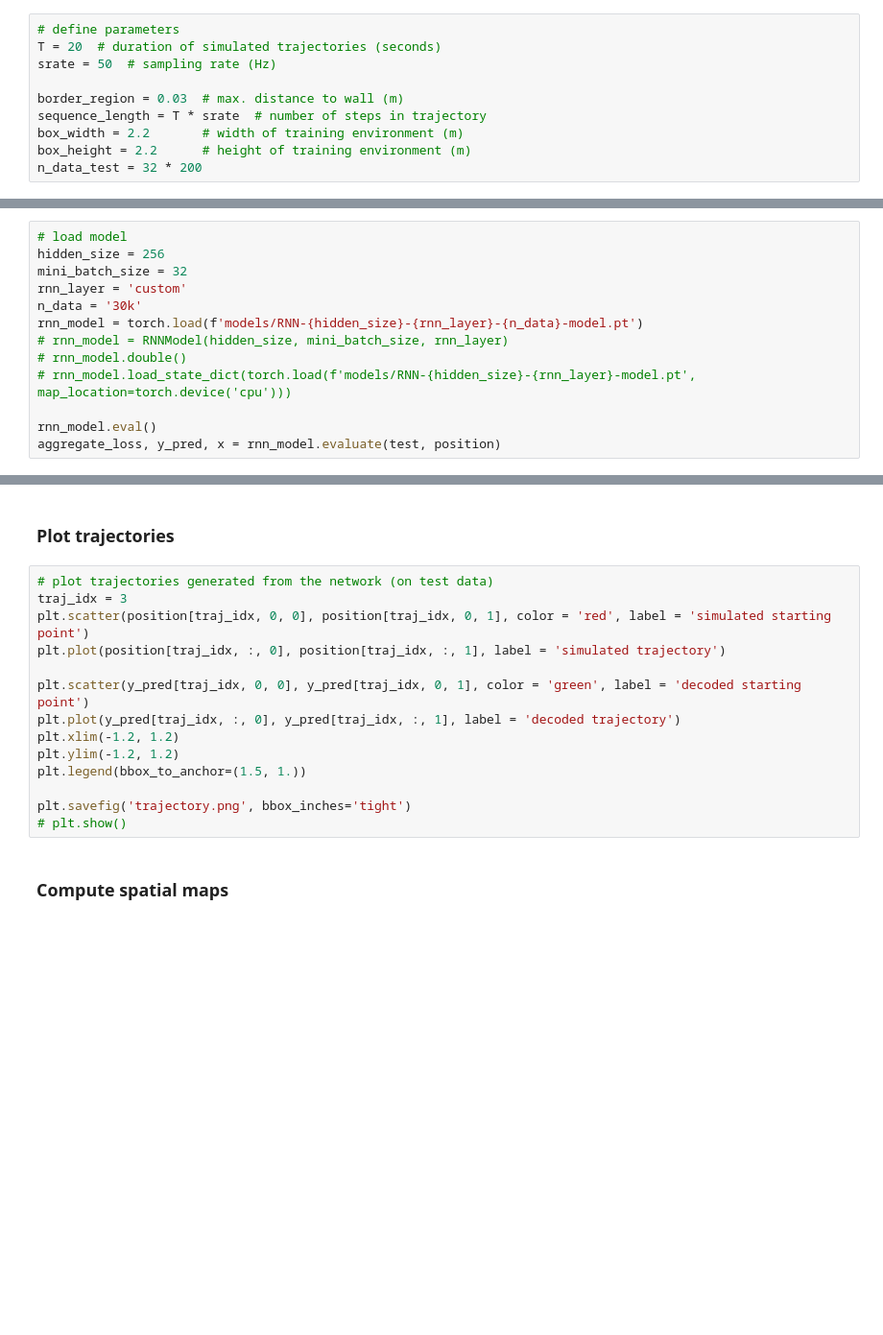
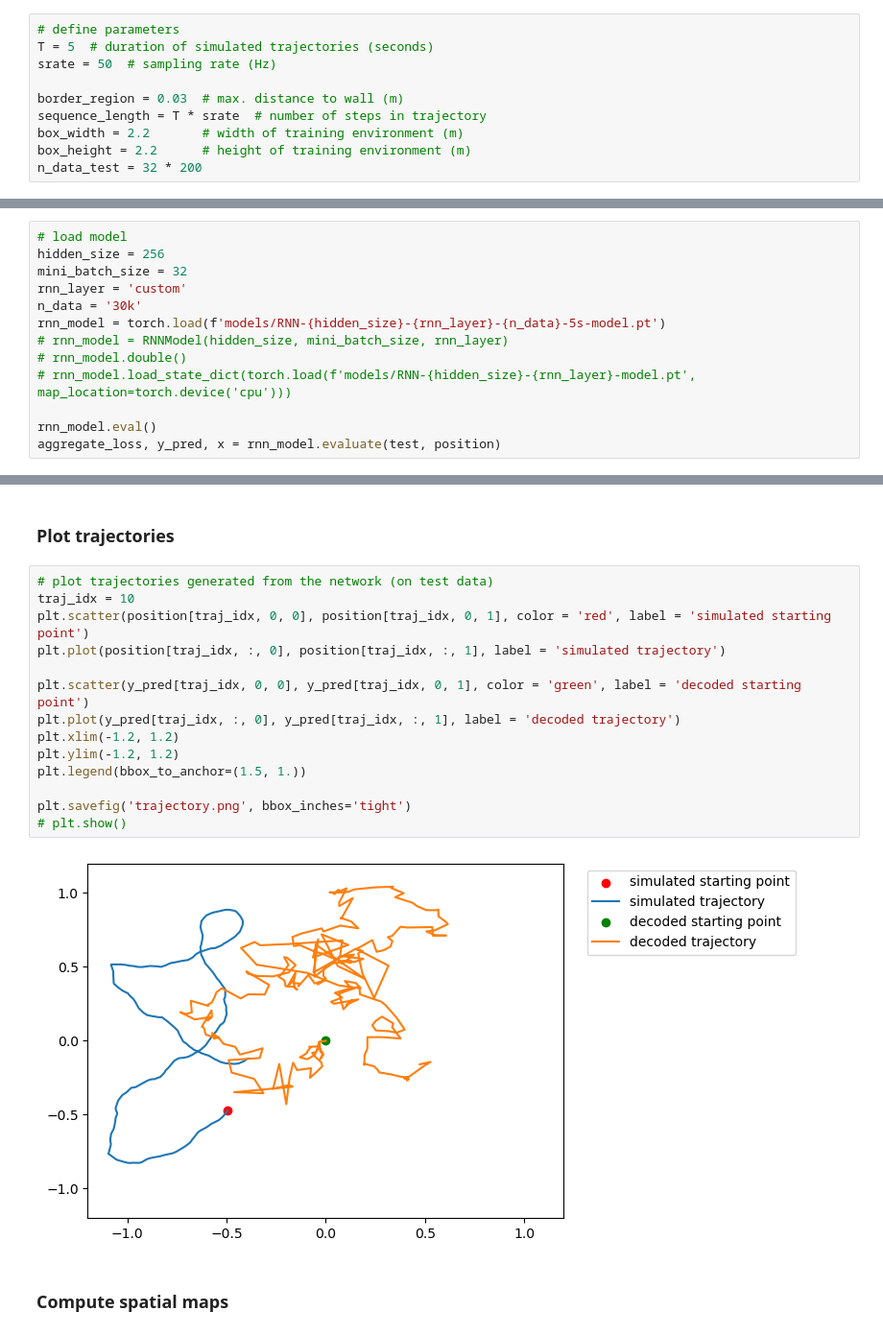
Before and after one commit to nguyen-td/activation-patterns, a Jupyter notebook: load_network.ipynb, the cells around one changed output, grey strips where cells are left out. Shown: that part at 96% size. Drawn from its saved outputs; the diff is of its cells as text; blank space fills up the shorter version.

```diff
--- a/load_network.ipynb
+++ b/load_network.ipynb
@@ -15,7 +15,7 @@ from utils.create_ratemaps import create_ratemaps
 ### Generate test data
 # %%
 # define parameters
-T = 20  # duration of simulated trajectories (seconds)
+T = 5  # duration of simulated trajectories (seconds)
 srate = 50  # sampling rate (Hz)
 
 border_region = 0.03  # max. distance to wall (m)
@@ -36,7 +36,7 @@ hidden_size = 256
 mini_batch_size = 32
 rnn_layer = 'custom'
 n_data = '30k'
-rnn_model = torch.load(f'models/RNN-{hidden_size}-{rnn_layer}-{n_data}-model.pt')
+rnn_model = torch.load(f'models/RNN-{hidden_size}-{rnn_layer}-{n_data}-5s-model.pt')
 # rnn_model = RNNModel(hidden_size, mini_batch_size, rnn_layer)
 # rnn_model.double()
 # rnn_model.load_state_dict(torch.load(f'models/RNN-{hidden_size}-{rnn_layer}-model.pt', map_location=torch.device('cpu')))
@@ -52,18 +52,20 @@ Aggregated loss: 0.08495488303766857  189.292 seconds for this run
 ### Plot trajectories
 # %%
 # plot trajectories generated from the network (on test data)
-traj_idx = 3
+traj_idx = 10
 plt.scatter(position[traj_idx, 0, 0], position[traj_idx, 0, 1], color = 'red', label = 'simulated starting point')
 plt.plot(position[traj_idx, :, 0], position[traj_idx, :, 1], label = 'simulated trajectory')
 
 plt.scatter(y_pred[traj_idx, 0, 0], y_pred[traj_idx, 0, 1], color = 'green', label = 'decoded starting point')
 plt.plot(y_pred[traj_idx, :, 0], y_pred[traj_idx, :, 1], label = 'decoded trajectory')
 plt.xlim(-1.2, 1.2)
 plt.ylim(-1.2, 1.2)
 plt.legend(bbox_to_anchor=(1.5, 1.))
 
 plt.savefig('trajectory.png', bbox_inches='tight')
 # plt.show()
+# %% [output]
+[figure, added]
 # %% [markdown]
 ### Compute spatial maps
 # %%
```
Also changed, not shown: parts of 1 cell of this notebook, 4 other files.
